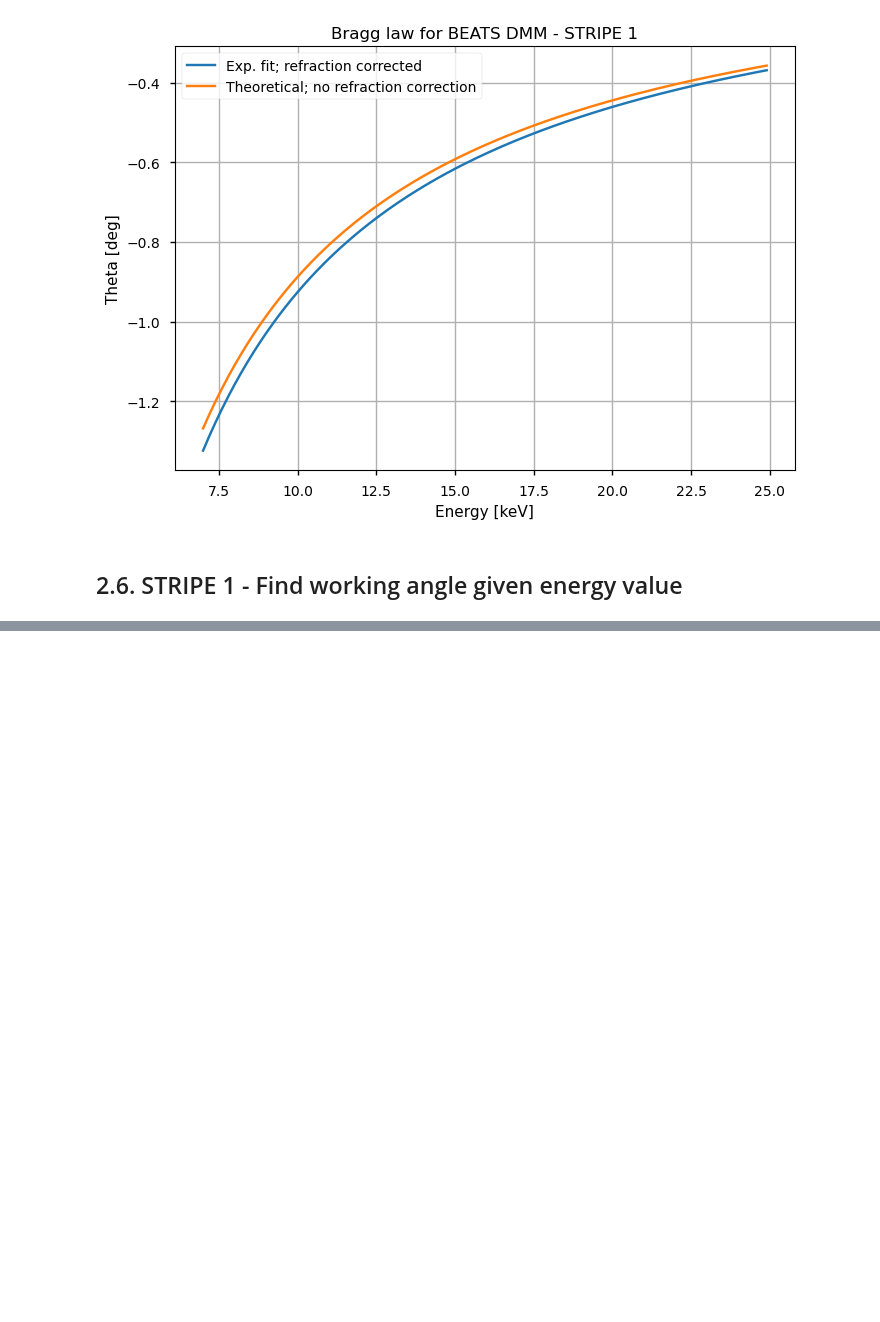
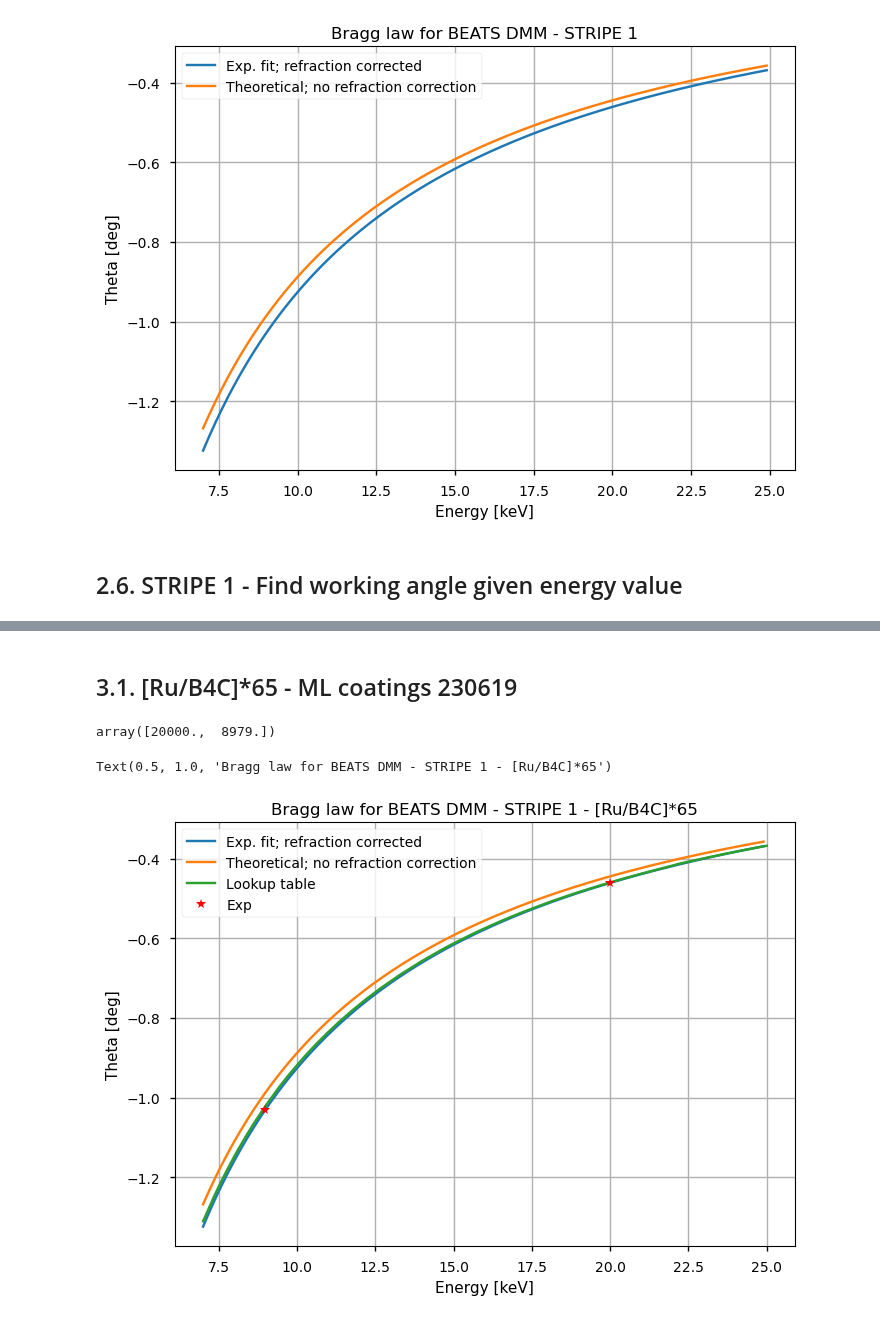
Before and after one commit to gianthk/BEATS_raytracing, a Jupyter notebook: BEATS_commissioning_DMM_energy_scans_process_results.ipynb, the cells around one changed output, grey strips where cells are left out. Saved outputs shown, nothing was run; the diff lists cells and outputs as text; code cells hidden in the pictures; blank space fills up the shorter version.

```diff
--- a/BEATS_commissioning_DMM_energy_scans_process_results.ipynb
+++ b/BEATS_commissioning_DMM_energy_scans_process_results.ipynb
@@ -279,0 +294,17 @@ Theta (Exp. fit; refraction corrected): -0.6160136889861298 deg
+# %%
+import pandas as pd
+
+# Path to your .txt file
+file_path_stripe1 = '/home/gianthk/PycharmProjects/BEATS/BEATS_raytracing/DMM/resources/BEATS DMM angle versus energy calibration/BEATS_230619_RuB4C_E_th.txt'
+file_path_stripe2 = '/home/gianthk/PycharmProjects/BEATS/BEATS_raytracing/DMM/resources/BEATS DMM angle versus energy calibration/BEATS_230626_WB4C_E_th.txt'
+
+# Define column names for the DataFrame
+column_names = ['E', 'theta']
+
+# Read the .txt file into a Pandas DataFrame
+# Assuming the values are separated by space (' ')
+data_stripe1 = pd.read_csv(file_path_stripe1, names=column_names, sep=' ', dtype=float)
+data_stripe2 = pd.read_csv(file_path_stripe2, names=column_names, sep=' ', dtype=float)
+
+# Display one DataFrame
+print(data_stripe1)
@@ -279,0 +326,24 @@ Theta (Exp. fit; refraction corrected): -0.6160136889861298 deg
+# %% [markdown]
+## 3.1. [Ru/B4C]*65 - ML coatings 230619
+# %%
+stripe1_edge_theta_deg
+stripe1_edge_en
+# %% [output]
+array([20000.,  8979.])
+# %%
+fig, ax = plt.subplots()
+plt.xlabel("Energy [keV]")
+plt.ylabel("Theta [deg]")
+
+bragg = ax.plot(stripe1_energy*1e-3, rad2deg(stripe1_theta), label='Exp. fit; refraction corrected')
+bragg_no_refraction = ax.plot(stripe1_energy*1e-3, rad2deg(stripe1_theta_no_refraction), label='Theoretical; no refraction correction')
+bragg_lookup = ax.plot(data_stripe1.E*1e-3, rad2deg(-data_stripe1.theta*1e-3), label='Lookup table')
+edges = ax.plot(stripe1_edge_en*1e-3, stripe1_edge_theta_deg, 'r*', label='Exp')
+
+plt.grid('both')
+plt.legend()
+plt.title('Bragg law for BEATS DMM - STRIPE 1 - [Ru/B4C]*65')
+# plt.style.use('seaborn-v0_8-talk')
+# %% [output]
+Text(0.5, 1.0, 'Bragg law for BEATS DMM - STRIPE 1 - [Ru/B4C]*65')
+[figure, added]
```
Also changed, not shown: parts of 11 cells of this notebook, 4 other files.
